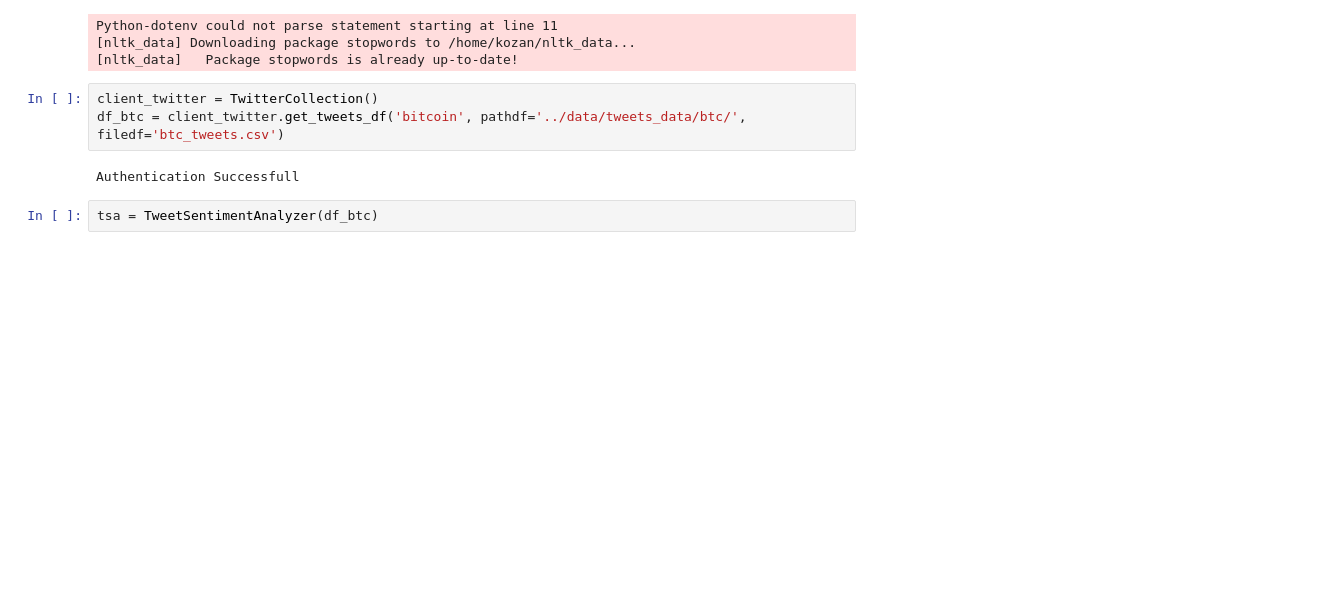
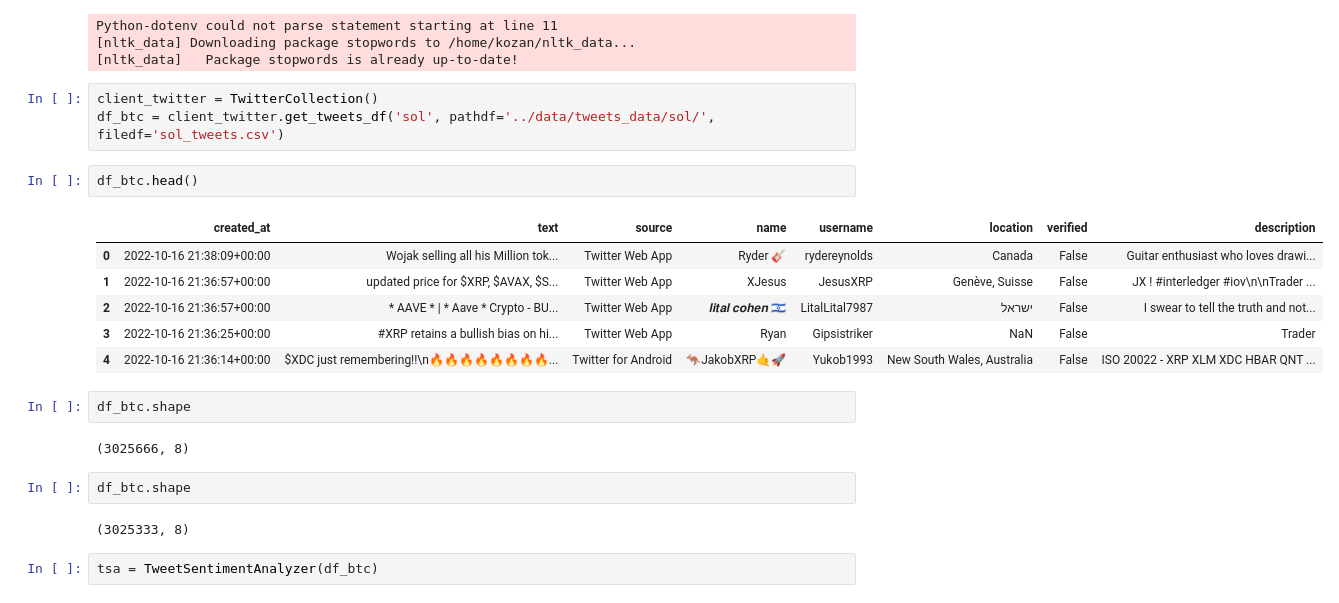
Before and after one commit to kozanakyel/KZ-Engine-Backend, a Jupyter notebook: KZ_project_setup/notebooks/twitter_sentiment_analysis_btc.ipynb, the cells around one changed output. Drawn from its saved outputs; the diff is of its cells as text; blank space fills up the shorter version.

Commit message:
tested for twitter api result error

```diff
--- a/KZ_project_setup/notebooks/twitter_sentiment_analysis_btc.ipynb
+++ b/KZ_project_setup/notebooks/twitter_sentiment_analysis_btc.ipynb
@@ -22,9 +22,24 @@ Python-dotenv could not parse statement starting at line 11
 [nltk_data]   Package stopwords is already up-to-date!
 # %%
 client_twitter = TwitterCollection()
-df_btc = client_twitter.get_tweets_df('bitcoin', pathdf='../data/tweets_data/btc/', filedf='btc_tweets.csv')
+df_btc = client_twitter.get_tweets_df('sol', pathdf='../data/tweets_data/sol/', filedf='sol_tweets.csv')
-# %% [output]
-Authentication Successfull
+# %%
+df_btc.head()
+# %% [output]
+|  | created_at | text | source | name | username | location | verified | description |
+| 0 | 2022-10-16 21:38:09+00:00 | Wojak selling all his Million tok... | Twitter Web App | Ryder 🎸 | rydereynolds | Canada | False | Guitar enthusiast who loves drawi... |
+| 1 | 2022-10-16 21:36:57+00:00 | updated price for $XRP, $AVAX, $S... | Twitter Web App | XJesus | JesusXRP | Genève, Suisse | False | JX ! #interledger #iov\n\nTrader ... |
+| 2 | 2022-10-16 21:36:57+00:00 | * AAVE * | * Aave * Crypto - BU... | Twitter Web App | 𝒍𝒊𝒕𝒂𝒍 𝒄𝒐𝒉𝒆𝒏 🇮🇱 | LitalLital7987 | ישראל | False | I swear to tell the truth and not... |
+| 3 | 2022-10-16 21:36:25+00:00 | #XRP retains a bullish bias on hi... | Twitter Web App | Ryan | Gipsistriker | NaN | False | Trader |
+| 4 | 2022-10-16 21:36:14+00:00 | $XDC just remembering!!\n🔥🔥🔥🔥🔥🔥🔥🔥... | Twitter for Android | 🦘JakobXRP🤙🚀 | Yukob1993 | New South Wales, Australia | False | ISO 20022 - XRP XLM XDC HBAR QNT ... |
+# %%
+df_btc.shape
+# %% [output]
+(3025666, 8)
+# %%
+df_btc.shape
+# %% [output]
+(3025333, 8)
 # %%
 tsa = TweetSentimentAnalyzer(df_btc)
 # %%
```
Also changed, not shown: 3 other files.
